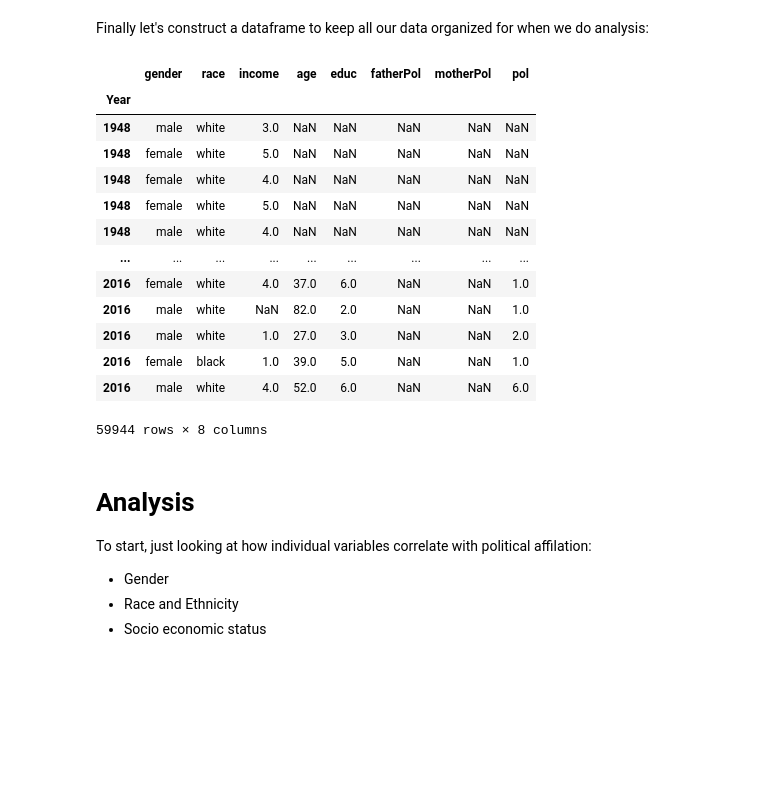
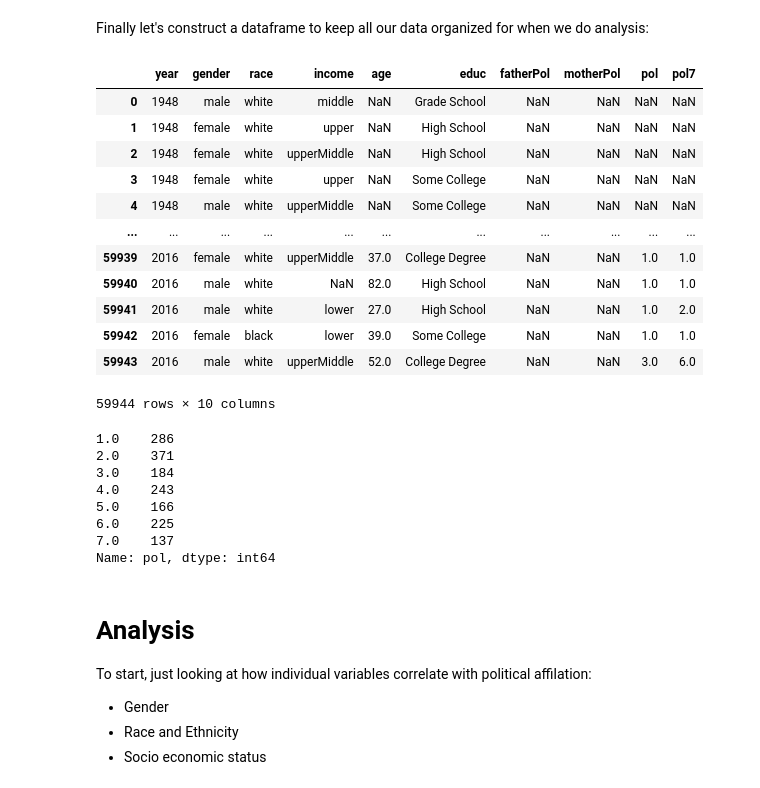
Before and after one commit to mstites/parentPoliticalCorr, a Jupyter notebook: project.ipynb, the cells around one changed output. Saved outputs shown, nothing was run; the diff lists cells and outputs as text; code cells hidden in the pictures; blank space fills up the shorter version.

```diff
--- a/project.ipynb
+++ b/project.ipynb
@@ -134,11 +134,11 @@ white       46035
 Name: race, dtype: int64
 # %%
 income = anes['VCF0114'].replace(0, np.nan) # 0 is don't know or NA
-remap = {1: '0-16%',
-         2: '17-33%',
-         3: '34-67%',
-         4: '68-95%',
-         5: '96-100%'}
+remap = {1: 'lower',
+         2: 'lowerMiddle',
+         3: 'middle',
+         4: 'upperMiddle',
+         5: 'upper'}
 income = income.replace(remap)
 income.name='income'
 values(income)
@@ -175,14 +179,11 @@ Name: age, Length: 74, dtype: int64
 # %% [markdown]
 I cut the age off at 89 due to inconsistencies across the year with what values above 90 meant. Some years 90 meant 90 and above, some years 91 meant  91 and above and 90 meant 90, and so on - up to 99.
 # %%
-educ = anes['VCF0140a'].replace([8, 9], np.nan) # 8 corresponds to don't know, 9 NA
+educ = anes['VCF0110'].replace(0, np.nan) # 0 is DK, NA (used 4 category for easy of data, there are also 6 and 7 category versions)
 remap = {1: 'Grade School',
-         2: 'Some High School',
-         3: 'Diploma',
-         4: 'Diploma with Training',
-         5: 'Some College',
-         6: 'Bachelors',
-         7: 'Advanced Degree'}
+         2: 'High School',
+         3: 'Some College',
+         4: 'College Degree'}
 educ = educ.replace(remap)
 educ.name='educ'
 values(educ)
@@ -236,0 +240,4 @@ Now let's load and clean the variable for the respondent's political affiliation
+# %%
+pol = anes['VCF0303'].replace(0, np.nan)
+pol.name='pol'
+values(pol)
@@ -246,9 +260,9 @@ Where:
 6. Weak Republican
 7. Strong Republican
 # %%
-pol = anes['VCF0301'].replace(0, np.nan)
-pol.name='PolView'
-values(pol)
+pol7 = anes['VCF0301'].replace(0, np.nan)
+pol7.name='pol7'
+values(pol7)
 # %% [output]
 1.0    11695
 2.0    11820
@@ -295,26 +297,36 @@ TO DO
 # %% [markdown]
 Finally let's construct a dataframe to keep all our data organized for when we do analysis:
 # %%
-d = {'gender': gender, 'race': race, 'income': income, 'age': age, 'educ':educ, 'fatherPol':fatherPol, 'motherPol': motherPol, 'pol': pol}
+d = {'year': year, 'gender': gender, 'race': race, 'income': income, 'age': age, 'educ':educ, 'fatherPol':fatherPol, 'motherPol': motherPol, 'pol': pol, 'pol7': pol7}
 # d = {'gender':gender}
 data = pd.DataFrame(data=d)
-data = data.set_index(year) # ran into issue when setting index in initial declare that it messed with the data
 data
 # %% [output]
-|  | gender | race | income | age | educ | fatherPol | motherPol | pol |
-| Year |  |  |  |  |  |  |  |  |
-| 1948 | male | white | 3.0 | NaN | NaN | NaN | NaN | NaN |
-| 1948 | female | white | 5.0 | NaN | NaN | NaN | NaN | NaN |
-| 1948 | female | white | 4.0 | NaN | NaN | NaN | NaN | NaN |
-| 1948 | female | white | 5.0 | NaN | NaN | NaN | NaN | NaN |
-| 1948 | male | white | 4.0 | NaN | NaN | NaN | NaN | NaN |
-| ... | ... | ... | ... | ... | ... | ... | ... | ... |
-| 2016 | female | white | 4.0 | 37.0 | 6.0 | NaN | NaN | 1.0 |
-| 2016 | male | white | NaN | 82.0 | 2.0 | NaN | NaN | 1.0 |
-| 2016 | male | white | 1.0 | 27.0 | 3.0 | NaN | NaN | 2.0 |
-| 2016 | female | black | 1.0 | 39.0 | 5.0 | NaN | NaN | 1.0 |
-| 2016 | male | white | 4.0 | 52.0 | 6.0 | NaN | NaN | 6.0 |
+|  | year | gender | race | income | age | educ | fatherPol | motherPol | pol | pol7 |
+| 0 | 1948 | male | white | middle | NaN | Grade School | NaN | NaN | NaN | NaN |
+| 1 | 1948 | female | white | upper | NaN | High School | NaN | NaN | NaN | NaN |
+| 2 | 1948 | female | white | upperMiddle | NaN | High School | NaN | NaN | NaN | NaN |
+| 3 | 1948 | female | white | upper | NaN | Some College | NaN | NaN | NaN | NaN |
+| 4 | 1948 | male | white | upperMiddle | NaN | Some College | NaN | NaN | NaN | NaN |
+| ... | ... | ... | ... | ... | ... | ... | ... | ... | ... | ... |
+| 59939 | 2016 | female | white | upperMiddle | 37.0 | College Degree | NaN | NaN | 1.0 | 1.0 |
+| 59940 | 2016 | male | white | NaN | 82.0 | High School | NaN | NaN | 1.0 | 1.0 |
+| 59941 | 2016 | male | white | lower | 27.0 | High School | NaN | NaN | 1.0 | 2.0 |
+| 59942 | 2016 | female | black | lower | 39.0 | Some College | NaN | NaN | 1.0 | 1.0 |
+| 59943 | 2016 | male | white | upperMiddle | 52.0 | College Degree | NaN | NaN | 3.0 | 6.0 |
-59944 rows × 8 columns
+59944 rows × 10 columns
+# %%
+one_year = (data['year'] == 1980)
+values(column[one_year])
+# %% [output]
+1.0    286
+2.0    371
+3.0    184
+4.0    243
+5.0    166
+6.0    225
+7.0    137
+Name: pol, dtype: int64
 # %% [markdown]
 # Analysis
 To start, just looking at how individual variables correlate with political affilation:
```
Also changed, not shown: parts of 54 cells of this notebook.
